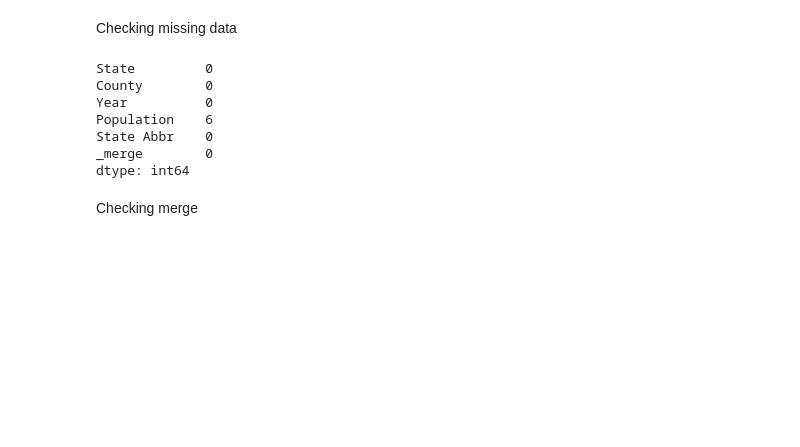
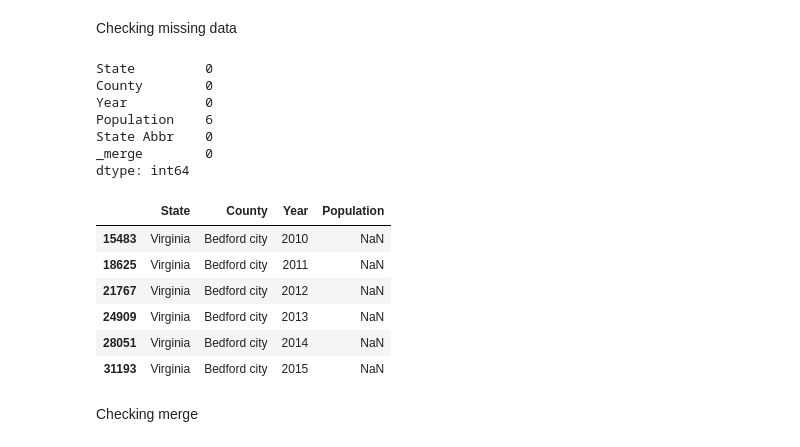
Before and after one commit to MIDS-at-Duke/pds2021-opioids-team-three, a Jupyter notebook: MidSemester/merging_cleaned_data.ipynb, the cells around one changed output. Cells and saved outputs as stored; diff of their text form; code cells hidden in the pictures; blank space fills up the shorter version.

```diff
--- a/MidSemester/merging_cleaned_data.ipynb
+++ b/MidSemester/merging_cleaned_data.ipynb
@@ -245,6 +249,16 @@ Population    6
 State Abbr    0
 _merge        0
 dtype: int64
+# %%
+df_census[df_census.isnull().any(axis = 1)]
+# %% [output]
+|  | State | County | Year | Population |
+| 15483 | Virginia | Bedford city | 2010 | NaN |
+| 18625 | Virginia | Bedford city | 2011 | NaN |
+| 21767 | Virginia | Bedford city | 2012 | NaN |
+| 24909 | Virginia | Bedford city | 2013 | NaN |
+| 28051 | Virginia | Bedford city | 2014 | NaN |
+| 31193 | Virginia | Bedford city | 2015 | NaN |
 # %% [markdown]
 Checking merge
 # %%
```
Also changed, not shown: parts of 6 cells of this notebook, 1 other file.
